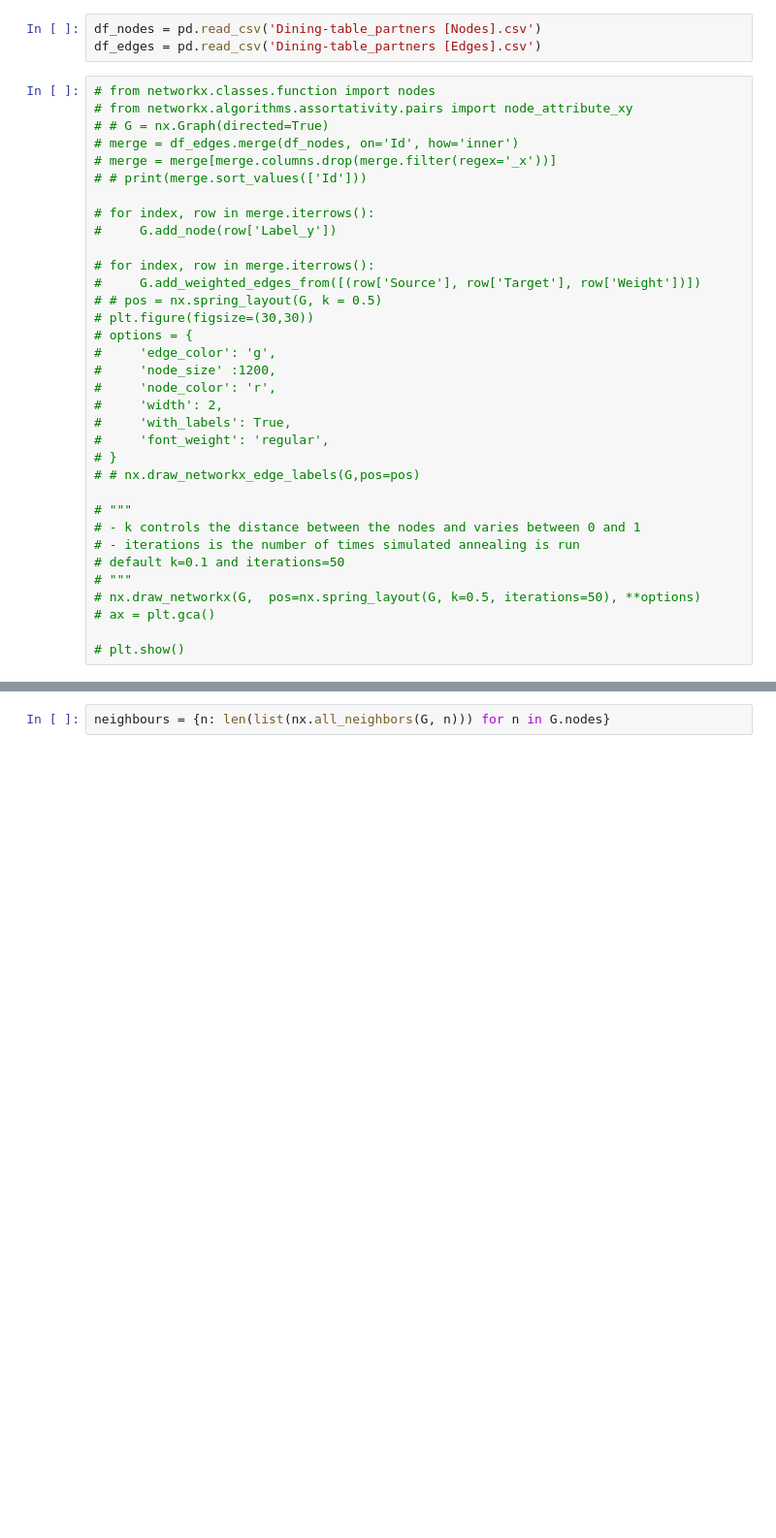
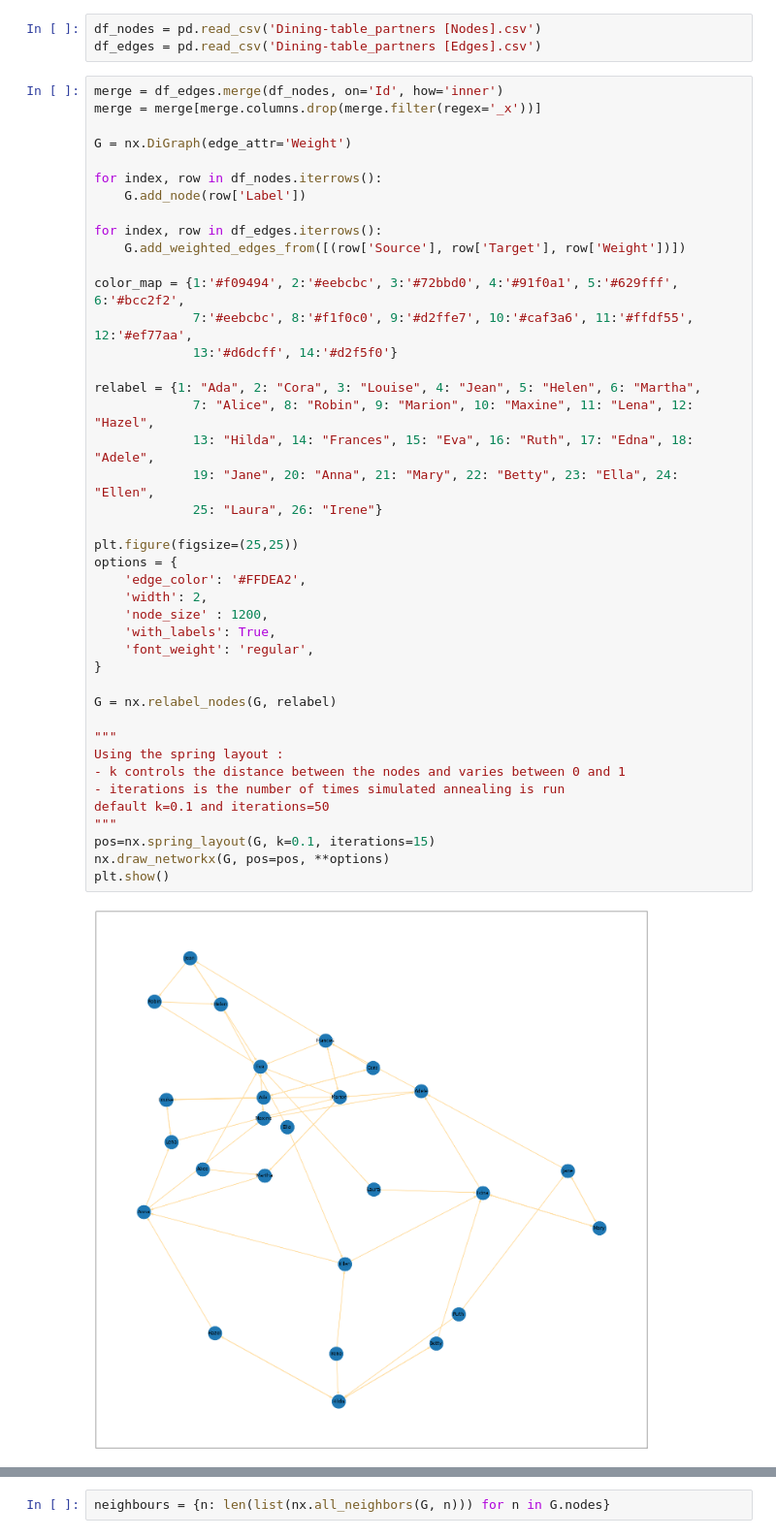
Before and after one commit to girlandred/data-engineering, a Jupyter notebook: Lab_8_2.ipynb, the cells around one changed output, grey strips where cells are left out. Shown: that part at 97% size. Saved outputs shown, nothing was run; the diff lists cells and outputs as text; blank space fills up the shorter version.

```diff
--- a/Lab_8_2.ipynb
+++ b/Lab_8_2.ipynb
@@ -26,36 +26,46 @@ warnings.filterwarnings('ignore')
 df_nodes = pd.read_csv('Dining-table_partners [Nodes].csv')
 df_edges = pd.read_csv('Dining-table_partners [Edges].csv')
 # %%
-# from networkx.classes.function import nodes
-# from networkx.algorithms.assortativity.pairs import node_attribute_xy
-# # G = nx.Graph(directed=True)
-# merge = df_edges.merge(df_nodes, on='Id', how='inner')
-# merge = merge[merge.columns.drop(merge.filter(regex='_x'))]
-# # print(merge.sort_values(['Id']))
+merge = df_edges.merge(df_nodes, on='Id', how='inner')
+merge = merge[merge.columns.drop(merge.filter(regex='_x'))]
 
-# for index, row in merge.iterrows():
-#     G.add_node(row['Label_y'])
+G = nx.DiGraph(edge_attr='Weight')
 
-# for index, row in merge.iterrows():
-#     G.add_weighted_edges_from([(row['Source'], row['Target'], row['Weight'])])
-# # pos = nx.spring_layout(G, k = 0.5)
-# plt.figure(figsize=(30,30))
-# options = {
-#     'edge_color': 'g',
-#     'node_size' :1200,
-#     'node_color': 'r',
-#     'width': 2,
-#     'with_labels': True,
-#     'font_weight': 'regular',
-# }
-# # nx.draw_networkx_edge_labels(G,pos=pos)
+for index, row in df_nodes.iterrows():
+    G.add_node(row['Label'])
 
-# """
-# - k controls the distance between the nodes and varies between 0 and 1
-# - iterations is the number of times simulated annealing is run
-# default k=0.1 and iterations=50
-# """
-# nx.draw_networkx(G,  pos=nx.spring_layout(G, k=0.5, iterations=50), **options)
-# ax = plt.gca()
+for index, row in df_edges.iterrows():
+    G.add_weighted_edges_from([(row['Source'], row['Target'], row['Weight'])])
 
-# plt.show()
+color_map = {1:'#f09494', 2:'#eebcbc', 3:'#72bbd0', 4:'#91f0a1', 5:'#629fff', 6:'#bcc2f2',
+             7:'#eebcbc', 8:'#f1f0c0', 9:'#d2ffe7', 10:'#caf3a6', 11:'#ffdf55', 12:'#ef77aa',
+             13:'#d6dcff', 14:'#d2f5f0'}
+
+relabel = {1: "Ada", 2: "Cora", 3: "Louise", 4: "Jean", 5: "Helen", 6: "Martha",
+             7: "Alice", 8: "Robin", 9: "Marion", 10: "Maxine", 11: "Lena", 12: "Hazel",
+             13: "Hilda", 14: "Frances", 15: "Eva", 16: "Ruth", 17: "Edna", 18: "Adele",
+             19: "Jane", 20: "Anna", 21: "Mary", 22: "Betty", 23: "Ella", 24: "Ellen",
+             25: "Laura", 26: "Irene"}
+
+plt.figure(figsize=(25,25))
+options = {
+    'edge_color': '#FFDEA2',
+    'width': 2,
+    'node_size' : 1200,
+    'with_labels': True,
+    'font_weight': 'regular',
+}
+
+G = nx.relabel_nodes(G, relabel)
+
+"""
+Using the spring layout :
+- k controls the distance between the nodes and varies between 0 and 1
+- iterations is the number of times simulated annealing is run
+default k=0.1 and iterations=50
+"""
+pos=nx.spring_layout(G, k=0.1, iterations=15)
+nx.draw_networkx(G, pos=pos, **options)
+plt.show()
+# %% [output]
+[figure, added]
```
Also changed, not shown: parts of 2 cells of this notebook.
